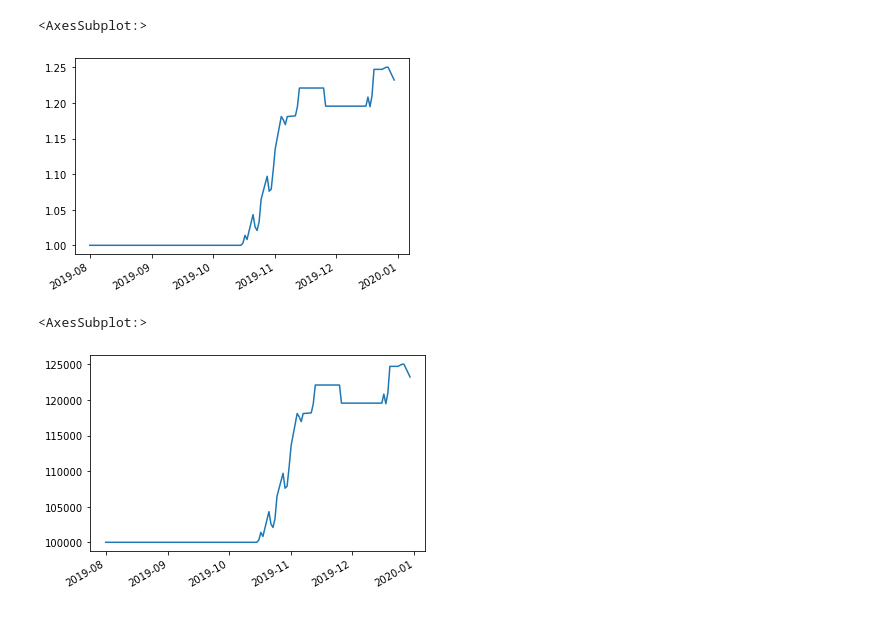
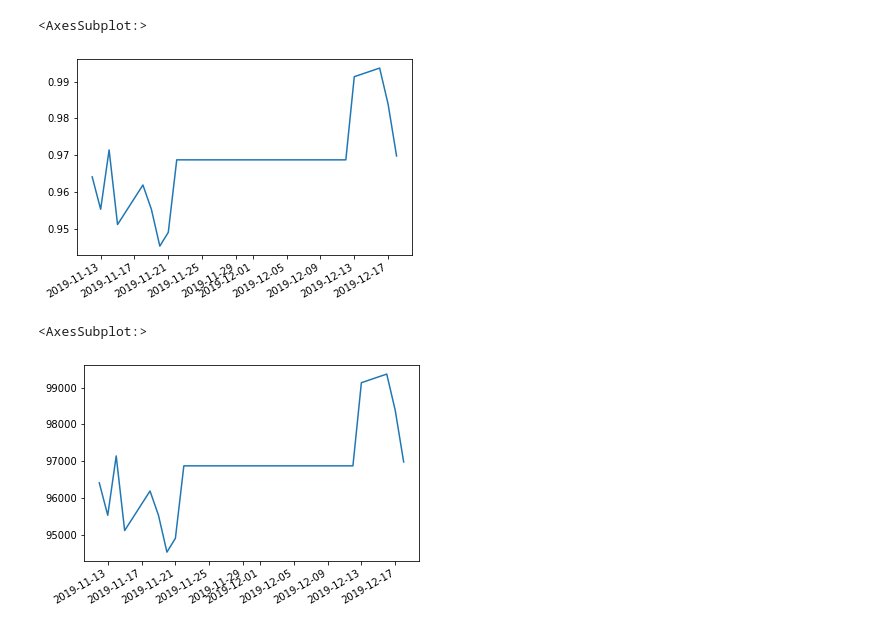
Before and after one commit to austingavent/project_2, a Jupyter notebook: random_forest.ipynb, the cells around one changed output. Cells and saved outputs as stored; diff of their text form; code cells hidden in the pictures.

```diff
--- a/random_forest.ipynb
+++ b/random_forest.ipynb
@@ -52,8 +55,11 @@ trading_signals_df.head()
 # %%
-#add dependent variable for targeting at least 1% positive return
-trading_signals_df['Positive Return'] = np.where(amd_df['daily returns'].shift(shift) >= threshold, 1, 0)
+#add dependent variable for targeting a positive return, shift forward looking window by user defined amount
+shift = 7
+threshold = 0
+trading_signals_df['Positive Return'] = np.where(amd_df['daily returns'].shift(-shift)> threshold, 1, 0)
 # %%
-#drop Na
+#drop Na and reduce df by shift amount
 trading_signals_df = trading_signals_df.dropna()
-trading_signals_df
+trading_signals_df = trading_signals_df[:-shift]
+trading_signals_df.tail()
 # %% [output]
@@ -101,3 +72,12 @@ y_test = trading_signals_df['Positive Return'][testing_start:testing_end]
+# %%
+# Manually splitting the data
+split = int(0.7 * len(trading_signals_df))
+
+X_train = trading_signals_df.iloc[: split, :-1]
+X_test = trading_signals_df.iloc[split:, :-1]
+
+y_train = trading_signals_df['Positive Return'][:split]
+y_test = trading_signals_df['Positive Return'][split:]
 # %%
 #Train Random Forest Model
 # Fit a SKLearn linear regression using just the training set (X_train, Y_train):
@@ -110,6 +90,6 @@ predictions = model.predict(X_test)
 # Assemble actual y data (Y_test) with predicted y data (from just above) into two columns in a dataframe:
 Results = y_test.to_frame()
 Results["Predicted Value"] = predictions
-Results['Daily Returns'] = amd_df['daily returns']
+Results['Forward Daily Returns'] = amd_df['daily returns'].shift(-shift)
 Results
 # %% [output]
@@ -137,16 +122,16 @@ Results['Positive Return'].sum()
 # %%
 # Calculate cumulative return of model and plot the result
-(1 + (Results['Daily Returns'] * Results['Predicted Value'])).cumprod().plot()
+(1 + (Results['Forward Daily Returns'] * Results['Predicted Value'])).cumprod().plot()
 # %% [output]
 <AxesSubplot:>
-[figure, old version]
+[figure, new version]
 # %%
 # Set initial capital allocation
 initial_capital = 100000
 
 # Plot cumulative return of model in terms of capital
-cumulative_return_capital = initial_capital * (1 + (Results['Daily Returns'] * Results['Predicted Value'])).cumprod()
+cumulative_return_capital = initial_capital * (1 + (Results['Forward Daily Returns'] * Results['Predicted Value'])).cumprod()
 cumulative_return_capital.plot()
 # %% [output]
 <AxesSubplot:>
-[figure, old version]
+[figure, new version]
```
Also changed, not shown: parts of 12 cells of this notebook, 2 other files.
